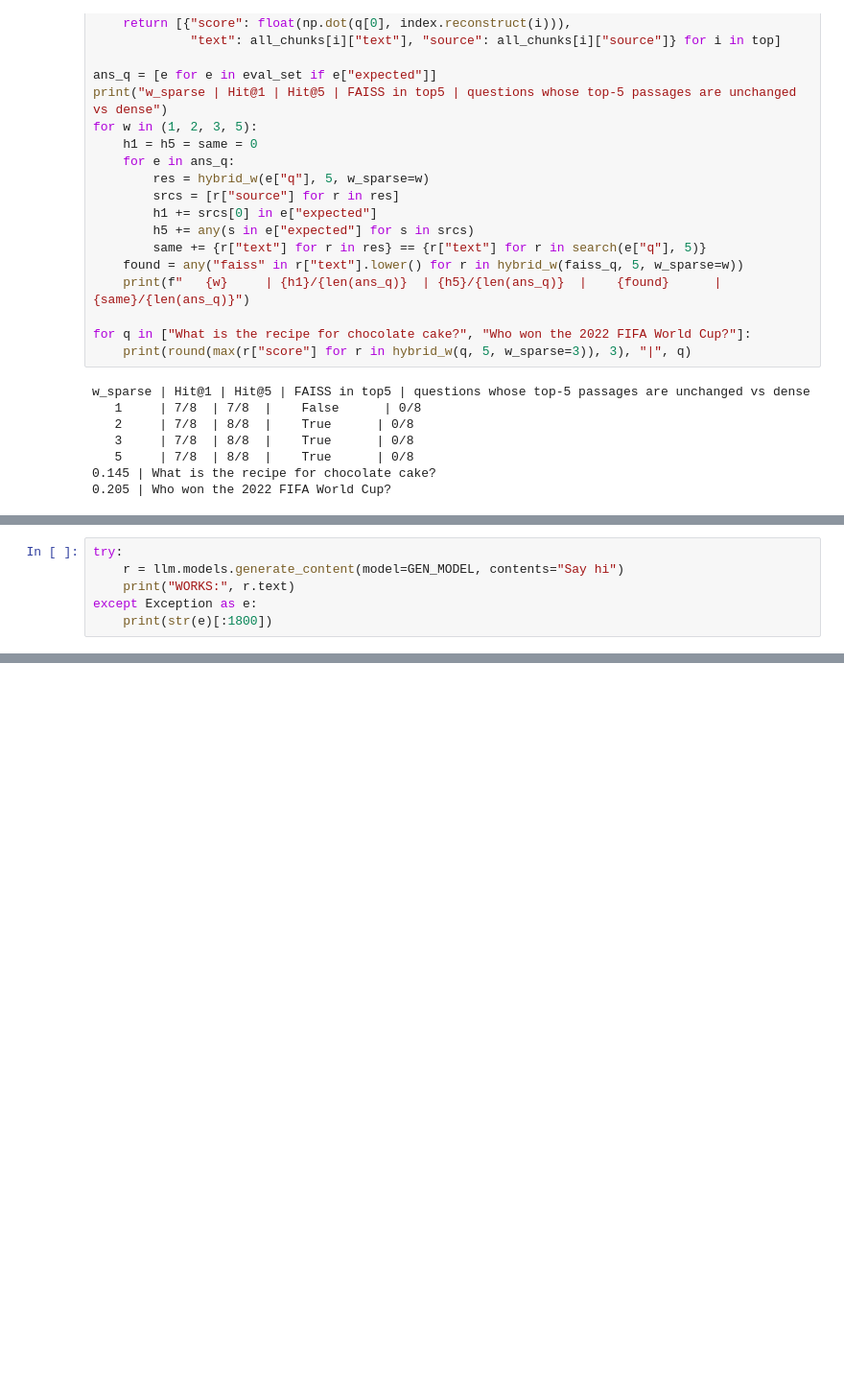
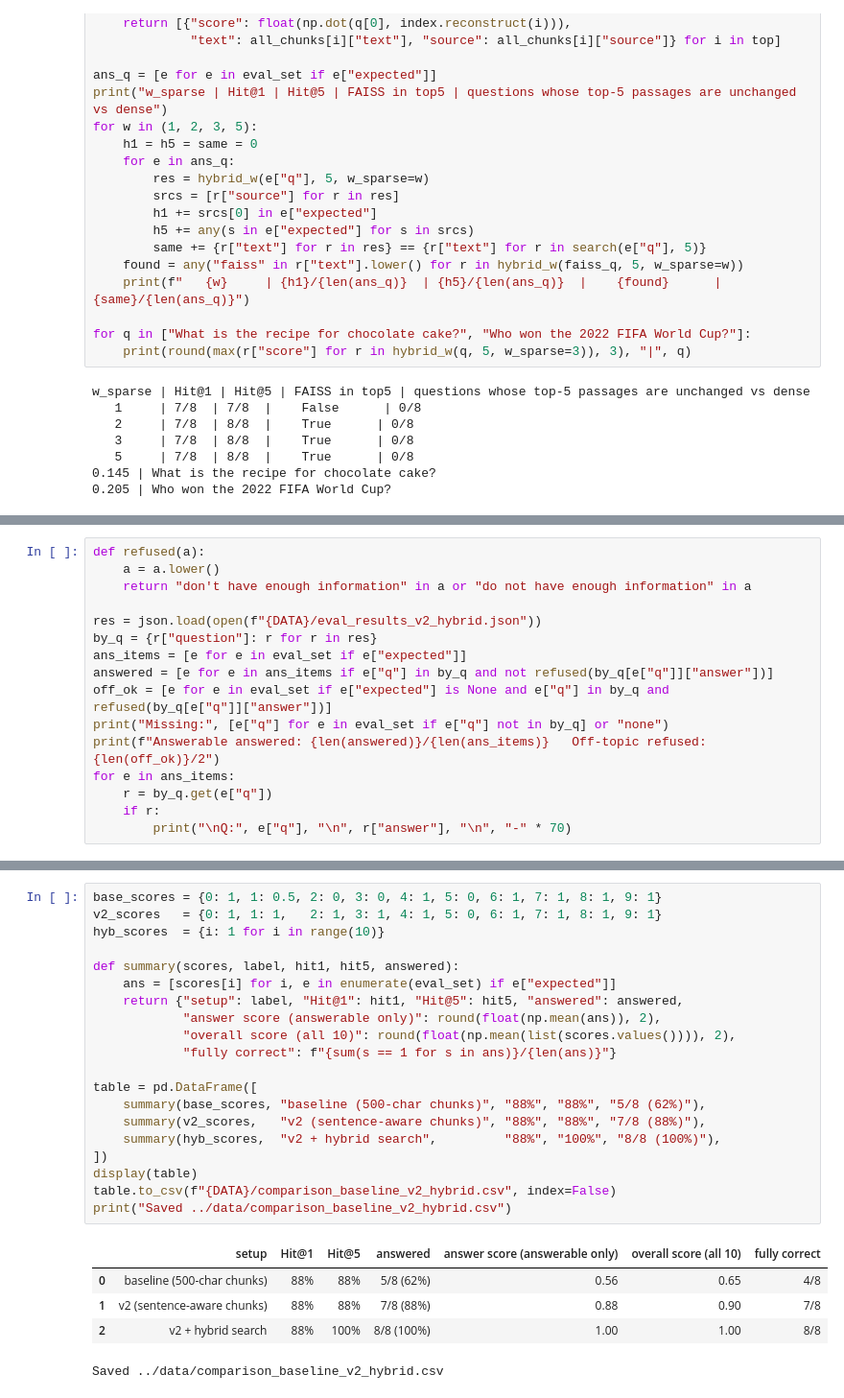
Before and after one commit to sruthignanu/research-assistant, a Jupyter notebook: notebooks/05_evaluation_v2.ipynb, the cells around one changed output, grey strips where cells are left out. Shown at 96% size. Saved outputs shown, nothing was run; the diff lists cells and outputs as text; blank space fills up the shorter version.

Commit message:
Update research assistant and hybrid evaluation

```diff
--- a/notebooks/05_evaluation_v2.ipynb
+++ b/notebooks/05_evaluation_v2.ipynb
@@ -464,6 +475,0 @@ Saved 0 of 10 results
-# %%
-try:
-    r = llm.models.generate_content(model=GEN_MODEL, contents="Say hi")
-    print("WORKS:", r.text)
-except Exception as e:
-    print(str(e)[:1800])
@@ -471,0 +476,16 @@ except Exception as e:
+# %%
+def refused(a):
+    a = a.lower()
+    return "don't have enough information" in a or "do not have enough information" in a
+
+res = json.load(open(f"{DATA}/eval_results_v2_hybrid.json"))
+by_q = {r["question"]: r for r in res}
+ans_items = [e for e in eval_set if e["expected"]]
+answered = [e for e in ans_items if e["q"] in by_q and not refused(by_q[e["q"]]["answer"])]
+off_ok = [e for e in eval_set if e["expected"] is None and e["q"] in by_q and refused(by_q[e["q"]]["answer"])]
+print("Missing:", [e["q"] for e in eval_set if e["q"] not in by_q] or "none")
+print(f"Answerable answered: {len(answered)}/{len(ans_items)}   Off-topic refused: {len(off_ok)}/2")
+for e in ans_items:
+    r = by_q.get(e["q"])
+    if r:
+        print("\nQ:", e["q"], "\n", r["answer"], "\n", "-" * 70)
@@ -471,0 +510,26 @@ except Exception as e:
+# %%
+base_scores = {0: 1, 1: 0.5, 2: 0, 3: 0, 4: 1, 5: 0, 6: 1, 7: 1, 8: 1, 9: 1}
+v2_scores   = {0: 1, 1: 1,   2: 1, 3: 1, 4: 1, 5: 0, 6: 1, 7: 1, 8: 1, 9: 1}
+hyb_scores  = {i: 1 for i in range(10)}
+
+def summary(scores, label, hit1, hit5, answered):
+    ans = [scores[i] for i, e in enumerate(eval_set) if e["expected"]]
+    return {"setup": label, "Hit@1": hit1, "Hit@5": hit5, "answered": answered,
+            "answer score (answerable only)": round(float(np.mean(ans)), 2),
+            "overall score (all 10)": round(float(np.mean(list(scores.values()))), 2),
+            "fully correct": f"{sum(s == 1 for s in ans)}/{len(ans)}"}
+
+table = pd.DataFrame([
+    summary(base_scores, "baseline (500-char chunks)", "88%", "88%", "5/8 (62%)"),
+    summary(v2_scores,   "v2 (sentence-aware chunks)", "88%", "88%", "7/8 (88%)"),
+    summary(hyb_scores,  "v2 + hybrid search",         "88%", "100%", "8/8 (100%)"),
+])
+display(table)
+table.to_csv(f"{DATA}/comparison_baseline_v2_hybrid.csv", index=False)
+print("Saved ../data/comparison_baseline_v2_hybrid.csv")
+# %% [output]
+|  | setup | Hit@1 | Hit@5 | answered | answer score (answerable only) | overall score (all 10) | fully correct |
+| 0 | baseline (500-char chunks) | 88% | 88% | 5/8 (62%) | 0.56 | 0.65 | 4/8 |
+| 1 | v2 (sentence-aware chunks) | 88% | 88% | 7/8 (88%) | 0.88 | 0.90 | 7/8 |
+| 2 | v2 + hybrid search | 88% | 100% | 8/8 (100%) | 1.00 | 1.00 | 8/8 |
+Saved ../data/comparison_baseline_v2_hybrid.csv
```
Also changed, not shown: parts of 4 cells of this notebook, 4 other files.
